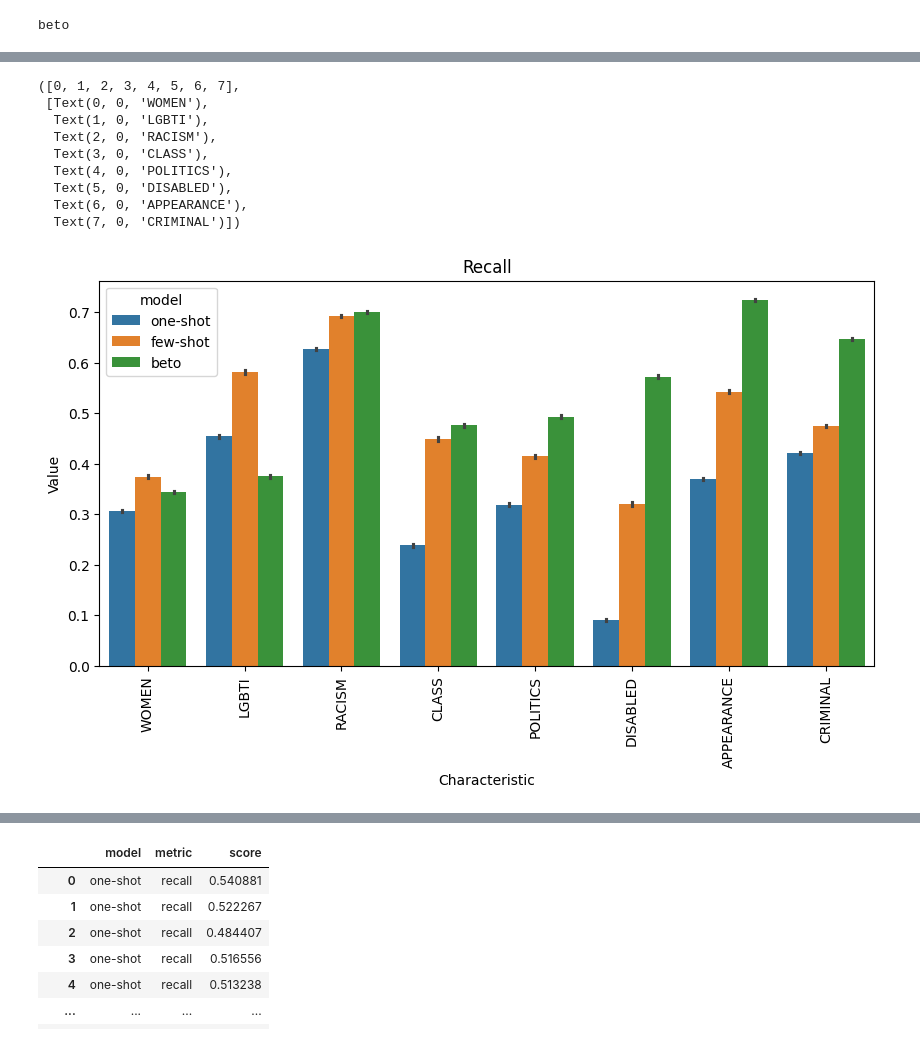
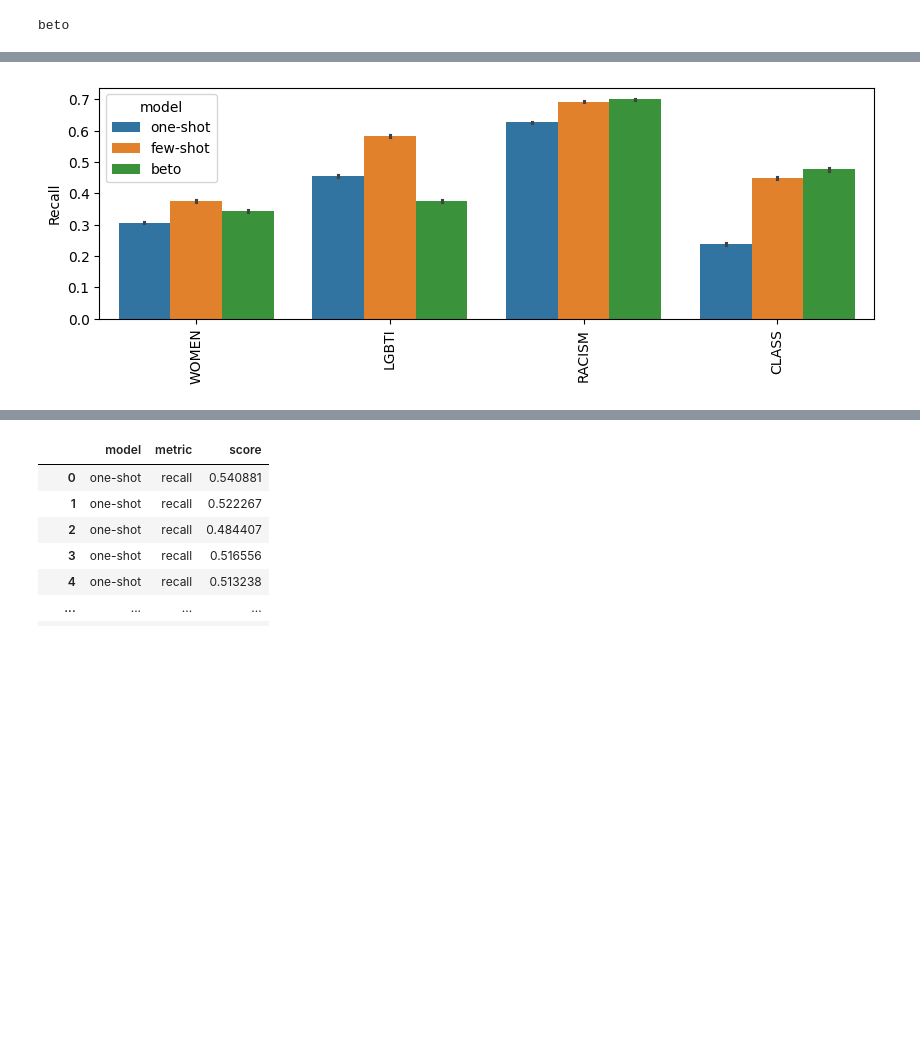
Before and after one commit to finiteautomata/rioplatense_hate_speech, a Jupyter notebook: notebooks/test-results.ipynb, the cells around one changed output, grey strips where cells are left out. Drawn from its saved outputs; the diff is of its cells as text; code cells hidden in the pictures; blank space fills up the shorter version.

```diff
--- a/notebooks/test-results.ipynb
+++ b/notebooks/test-results.ipynb
@@ -31,6 +31,9 @@ from sklearn.metrics import classification_report
 pred_labels = [f"PRED_{label}" for label in labels]
 
 dfs["beto"][pred_labels] = (dfs["beto"][pred_labels] > 0.5).astype(int)
+# %%
+labels = ["WOMEN", "LGBTI", "RACISM", "CLASS"]
+pred_labels = [f"PRED_{label}" for label in labels]
 # %%
 from tqdm.auto import tqdm
 from confidence_intervals import Bootstrap
@@ -125,33 +120,24 @@ plt.xticks(rotation=90)
 # %%
 import seaborn as sns
 import matplotlib.pyplot as plt
 
 
 # Create the barplot
 
 metric = "recall"
 
-plt.figure(figsize=(10, 5))
+plt.figure(figsize=(10, 3))
 sns.barplot(x='label', y='score', hue='model', data=df_metrics[df_metrics["metric"] == metric], hue_order=["one-shot", "few-shot", "beto"])
 
 
 # Set the plot title and labels
-plt.title(metric.capitalize())
-plt.xlabel('Characteristic')
-plt.ylabel('Value')
+plt.xlabel('')
+plt.ylabel(metric.capitalize())
 
 # Show the plot
 
 plt.xticks(rotation=90)
 #plt.show()
+plt.savefig(f"img/{metric}.png", bbox_inches='tight', dpi=300)
 # %% [output]
-([0, 1, 2, 3, 4, 5, 6, 7],
- [Text(0, 0, 'WOMEN'),
-  Text(1, 0, 'LGBTI'),
-  Text(2, 0, 'RACISM'),
-  Text(3, 0, 'CLASS'),
-  Text(4, 0, 'POLITICS'),
-  Text(5, 0, 'DISABLED'),
-  Text(6, 0, 'APPEARANCE'),
-  Text(7, 0, 'CRIMINAL')])
-[figure, old version]
+[figure, new version]
```
Also changed, not shown: parts of 11 cells of this notebook, 2 other files.
